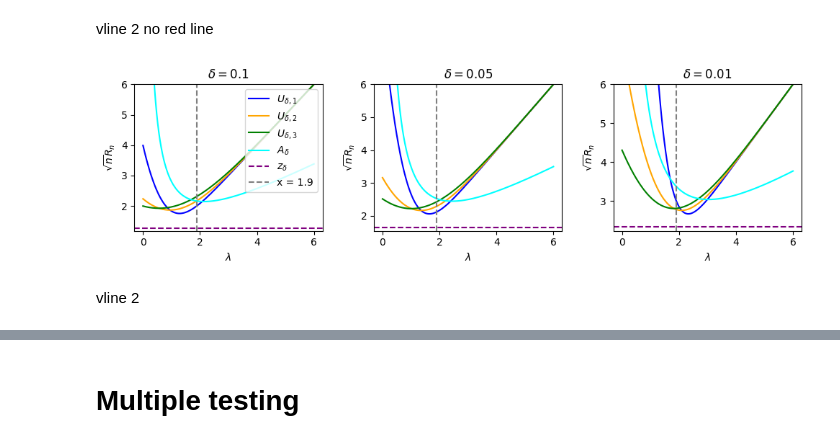
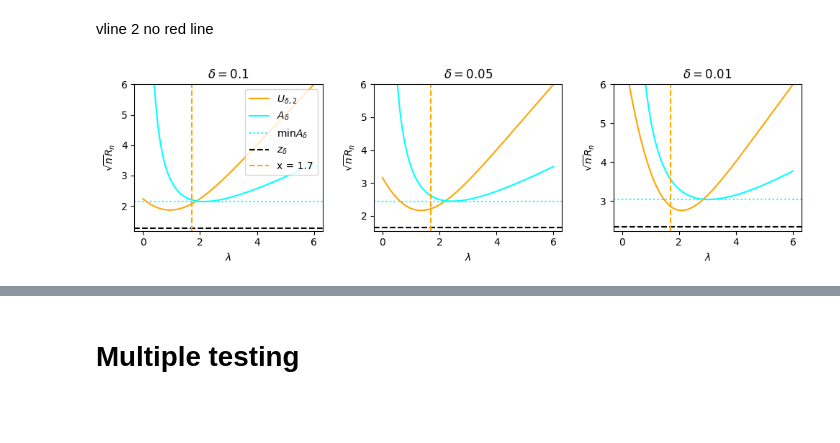
Before and after one commit to DMartinezT/bentkus_evalues, a Jupyter notebook: bentkus_evariable.ipynb, the cells around one changed output, grey strips where cells are left out. Drawn from its saved outputs; the diff is of its cells as text; code cells hidden in the pictures; blank space fills up the shorter version.

Commit message:
Update plots

```diff
--- a/bentkus_evariable.ipynb
+++ b/bentkus_evariable.ipynb
@@ -77,13 +179,19 @@ for ax, delta in zip(axes, deltas):
     y = f3(x, delta)
     ax.plot(x, y, label=fr"$U_{{\delta, 3}}$", color='green')
 
+    y = f4(x, delta)
+    ax.plot(x, y, label=fr"$U_{{\delta, 4}}$", color='magenta')
+
+    y = f5(x, delta)
+    ax.plot(x, y, label=fr"$U_{{\delta, 5}}$", color='brown')
+
     y = A(x, delta)
     ax.plot(x, y, label=fr"$A_{{\delta}}$", color='cyan')
 
     # Optional sub-Gaussian line
     # ax.axhline(f_subg(delta), label="Sub-Gaussian bound", color='red', linestyle='--')
 
-    ax.axhline(g(delta), label=fr"$z_{{\delta}}$", color='purple', linestyle='--')
+    ax.axhline(g(delta), label=fr"$z_{{\delta}}$", color='black', linestyle='--')
 
 
     ax.set_xlabel(r'$\lambda$')
@@ -95,6 +203,6 @@ for ax, delta in zip(axes, deltas):
 axes[0].legend()
 
 plt.tight_layout()
-plt.savefig(f"bounds_plot.png", dpi=300)
+plt.savefig(f"plots/bounds_plot.png", dpi=300)
 plt.show()
 # %% [output]
@@ -109,43 +217,54 @@ fig, axes = plt.subplots(1, 3, figsize=(10, 3))
 
 axes = axes.flatten()
 x = np.linspace(0, 6, 1000)
 epsilon = 10
 
 for ax, delta in zip(axes, deltas):
 
-    y = f1(x, delta)
-    ax.plot(x, y, label=fr"$U_{{\delta, 1}}$", color='blue')
+    # y = f1(x, delta)
+    # ax.plot(x, y, label=fr"$U_{{\delta, 1}}$", color='blue')
 
     y = f2(x, delta)
     ax.plot(x, y, label=fr"$U_{{\delta, 2}}$", color='orange')
 
-    y = f3(x, delta)
-    ax.plot(x, y, label=fr"$U_{{\delta, 3}}$", color='green')
+    # y = f3(x, delta)
+    # ax.plot(x, y, label=fr"$U_{{\delta, 3}}$", color='green')
 
-    y = A(x, delta)
-    ax.plot(x, y, label=fr"$A_{{\delta}}$", color='cyan')
+    # y = f4(x, delta)
+    # ax.plot(x, y, label=fr"$U_{{\delta, 4}}$", color='magenta')
+
+    # y = f5(x, delta)
+    # ax.plot(x, y, label=fr"$U_{{\delta, 5}}$", color='brown')
+
+    y_A = A(x, delta)
+    ax.plot(x, y_A, label=fr"$A_{{\delta}}$", color='cyan')
+
+    # --- NEW: Plot horizontal line at the minimum of A_delta on the grid ---
+    # We slice with x > 0 to avoid the division by zero at x=0
+    min_A = np.nanmin(y_A[x > 0])
+    ax.axhline(min_A, label=r"$\min A_{\delta}$", color='cyan', linestyle=':')
+    # -----------------------------------------------------------------------
 
     # Optional sub-Gaussian line
     # ax.axhline(f_subg(delta), label="Sub-Gaussian bound", color='red', linestyle='--')
 
-    ax.axhline(g(delta), label=fr"$z_{{\delta}}$", color='purple', linestyle='--')
+    ax.axhline(g(delta), label=fr"$z_{{\delta}}$", color='black', linestyle='--')
 
-    vline = 1.9
-    ax.axvline(vline, label=fr"x = {vline}", color='gray', linestyle='--')
+    vline = 1.7
+    ax.axvline(vline, label=fr"x = {vline}", color='orange', linestyle='--')
+
 
 
     ax.set_xlabel(r'$\lambda$')
     ax.set_ylabel(r'$\sqrt{n}R_n$')
     ax.set_title(rf"$\delta = {delta}$")
     ax.set_ylim(g(delta)-.1, f_subg(delta)+epsilon)
     ax.set_ylim(g(delta)-.1, 6)
 
 axes[0].legend(loc='upper right')
 
 plt.tight_layout()
-plt.savefig(f"bounds_plot_vline{vline}.png", dpi=300)
+plt.savefig(f"plots/bounds_plot_vline{vline}.png", dpi=300)
 plt.show()
 # %% [output]
-[figure, old version]
+[figure, new version]
-# %% [markdown]
-vline 2
```
Also changed, not shown: parts of 12 cells of this notebook.
